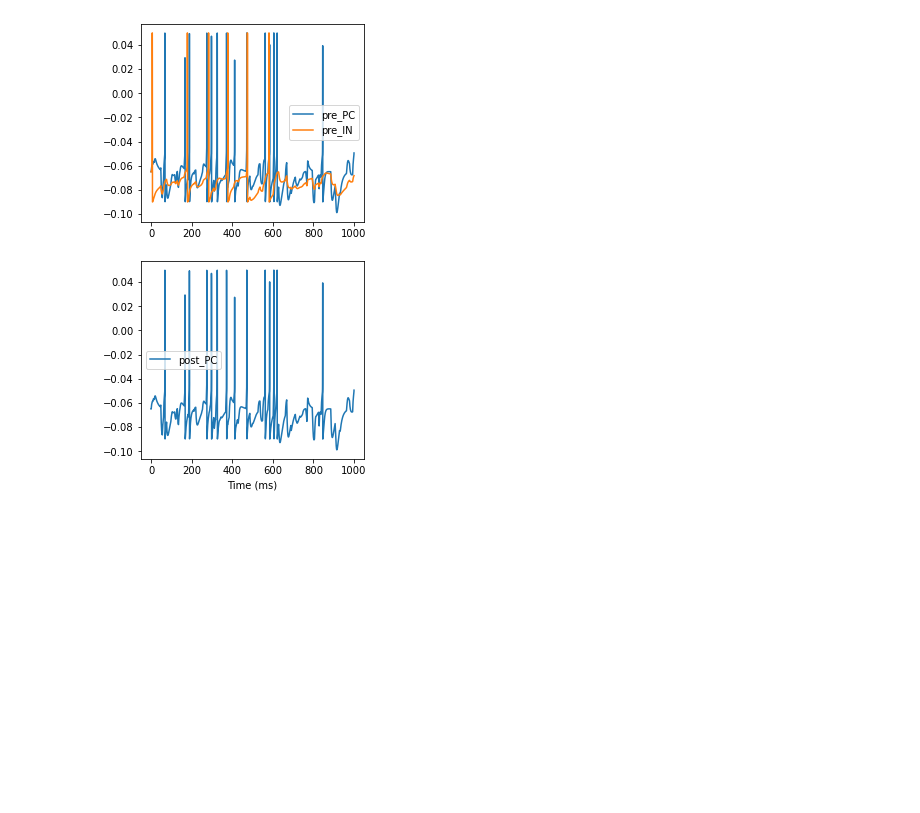
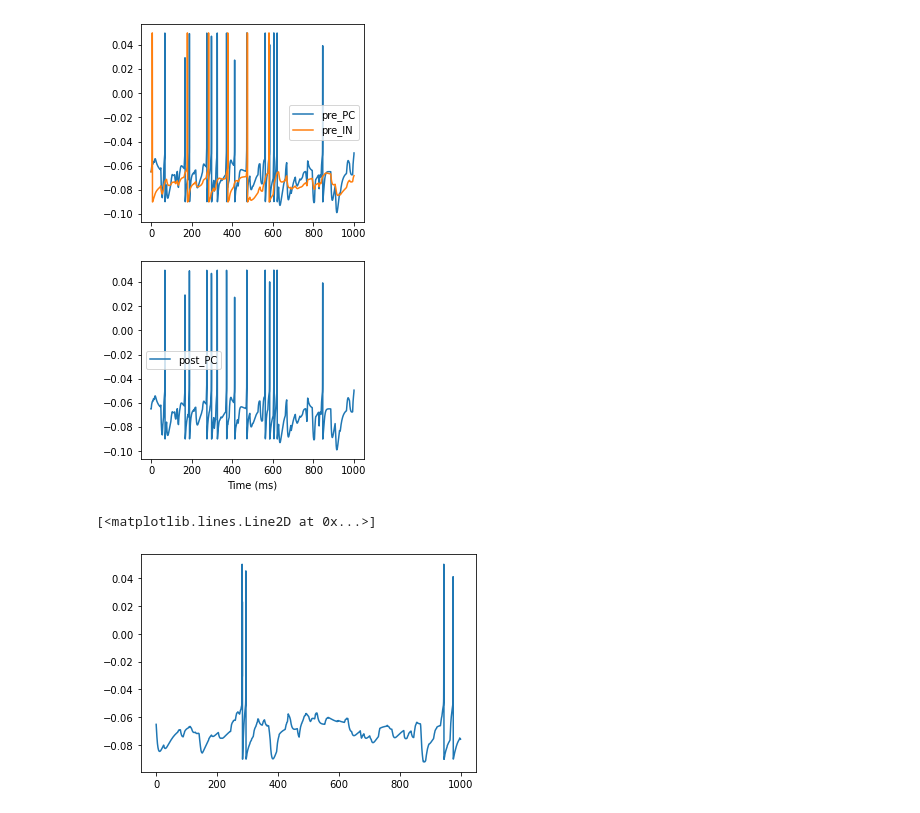
Before and after one commit to LaurenKeizer/Stage_code, a Jupyter notebook: FeedForward.ipynb, the cells around one changed output. Saved outputs shown, nothing was run; the diff lists cells and outputs as text; code cells hidden in the pictures; blank space fills up the shorter version.

Commit message:
Workinkg feed forward model with two neurons

```diff
--- a/FeedForward.ipynb
+++ b/FeedForward.ipynb
@@ -82,0 +117,31 @@ xlabel('Time (ms)');
+# %%
+start_scope()
+
+inj_input = inj_input1
+#initialising the neurons
+PC = Barrel_PC(dt=dt)
+IN = Barrel_IN(dt=dt)
+#defining the neuronclasses
+PC_neuron = Barrel_PC(dt=dt).getNeurongroup()
+IN_neuron = Barrel_IN(dt=dt).getNeurongroup()
+
+inj_input = inj_input2 #making a different input for the second interneuron
+
+IN2 = Barrel_IN(dt=dt)
+IN2_neuron = Barrel_IN(dt=dt).getNeurongroup()
+
+param = PC.getNamespace().update(IN.getNamespace()) #getting all the parameters for in the synapse
+syn = Synapses(IN_neuron, PC_neuron, on_pre='''v_post += 0.5*mV''', namespace = param)
+syn.connect()
+
+param2 = PC.getNamespace().update(IN2.getNamespace())
+syn2 = Synapses(IN2_neuron, PC_neuron, on_pre='''v_post += 0.5*mV''', delay=1*ms, namespace = param2)
+syn2.connect()
+
+monitor = StateMonitor(PC_neuron,'v', record = True)
+run(1*second)
+# %%
+plot(monitor.t/ms, monitor.v[0])
+# %% [output]
+[<matplotlib.lines.Line2D at 0x...>]
+[figure, added]
```
Also changed, not shown: parts of 3 cells of this notebook.
